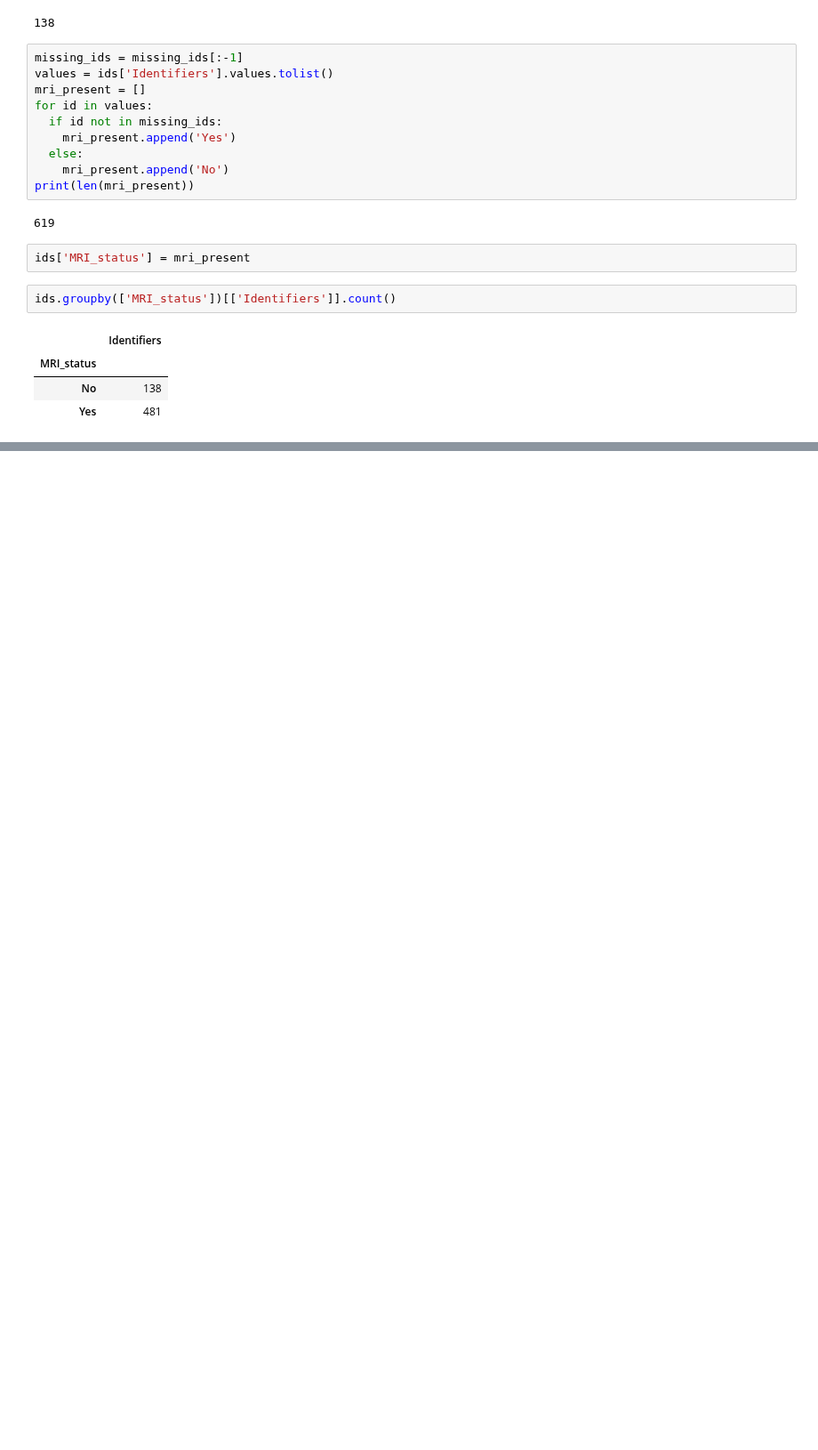
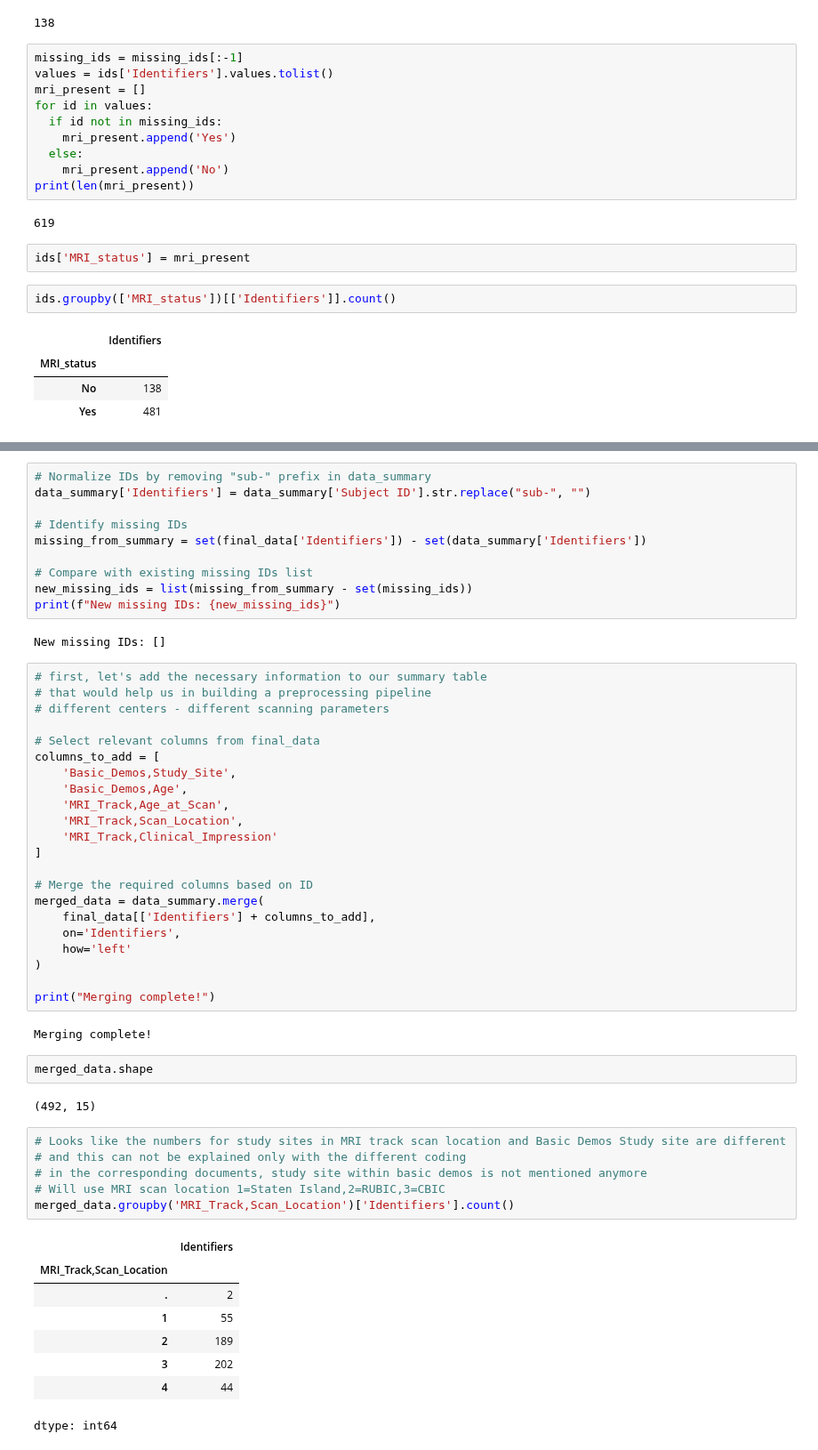
Before and after one commit to cristinarainich/Child-Mind-Institute-Project, a Jupyter notebook: behavioral_analysis.ipynb, the cells around one changed output, grey strips where cells are left out. Shown at 89% size. Cells and saved outputs as stored; diff of their text form; blank space fills up the shorter version.

```diff
--- a/behavioral_analysis.ipynb
+++ b/behavioral_analysis.ipynb
@@ -271,0 +317,55 @@ ids.groupby(['MRI_status'])[['Identifiers']].count()
+# %%
+# Normalize IDs by removing "sub-" prefix in data_summary
+data_summary['Identifiers'] = data_summary['Subject ID'].str.replace("sub-", "")
+
+# Identify missing IDs
+missing_from_summary = set(final_data['Identifiers']) - set(data_summary['Identifiers'])
+
+# Compare with existing missing IDs list
+new_missing_ids = list(missing_from_summary - set(missing_ids))
+print(f"New missing IDs: {new_missing_ids}")
+# %% [output]
+New missing IDs: []
+# %%
+# first, let's add the necessary information to our summary table
+# that would help us in building a preprocessing pipeline
+# different centers - different scanning parameters
+
+# Select relevant columns from final_data
+columns_to_add = [
+    'Basic_Demos,Study_Site',
+    'Basic_Demos,Age',
+    'MRI_Track,Age_at_Scan',
+    'MRI_Track,Scan_Location',
+    'MRI_Track,Clinical_Impression'
+]
+
+# Merge the required columns based on ID
+merged_data = data_summary.merge(
+    final_data[['Identifiers'] + columns_to_add],
+    on='Identifiers',
+    how='left'
+)
+
+print("Merging complete!")
+# %% [output]
+Merging complete!
+# %%
+merged_data.shape
+# %% [output]
+(492, 15)
+# %%
+# Looks like the numbers for study sites in MRI track scan location and Basic Demos Study site are different
+# and this can not be explained only with the different coding
+# in the corresponding documents, study site within basic demos is not mentioned anymore
+# Will use MRI scan location 1=Staten Island,2=RUBIC,3=CBIC
+merged_data.groupby('MRI_Track,Scan_Location')['Identifiers'].count()
+# %% [output]
+|  | Identifiers |
+| MRI_Track,Scan_Location |  |
+| . | 2 |
+| 1 | 55 |
+| 2 | 189 |
+| 3 | 202 |
+| 4 | 44 |
+dtype: int64
```
Also changed, not shown: parts of 5 cells of this notebook.
